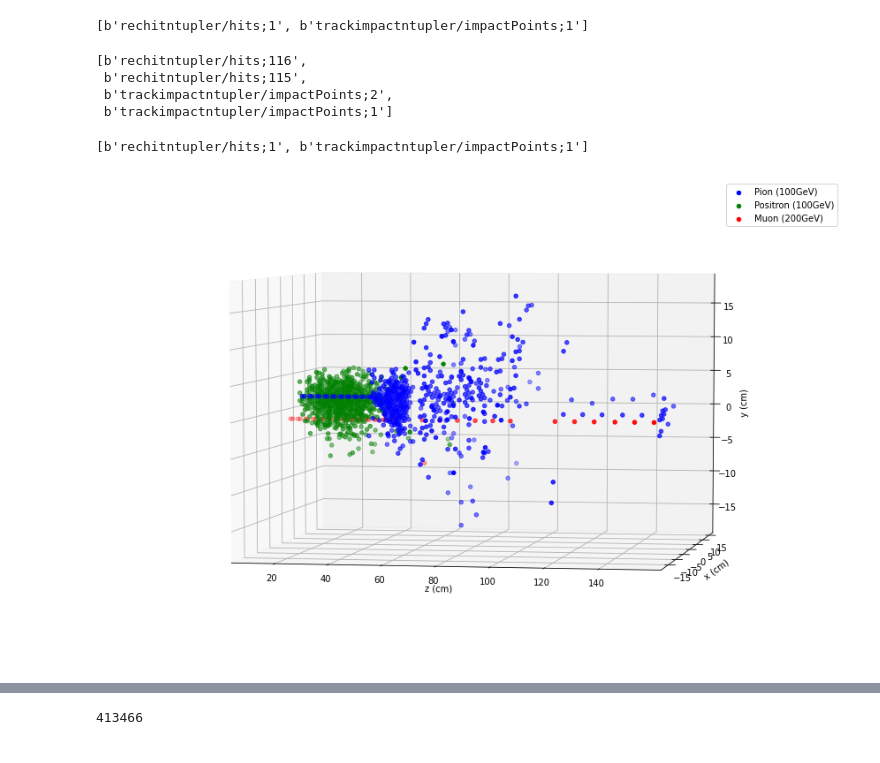
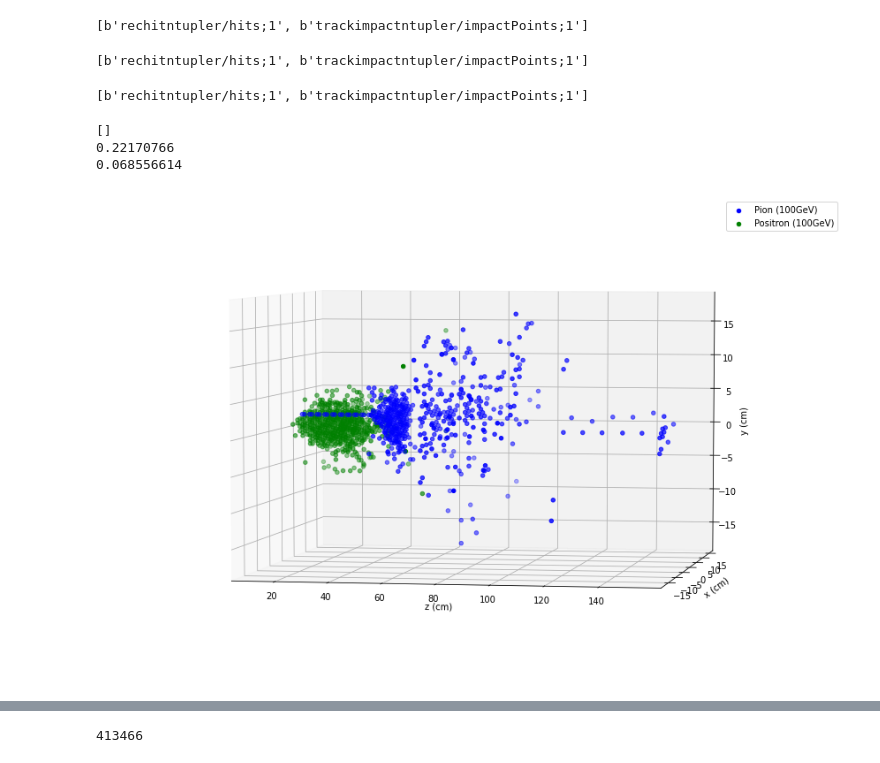
Before and after one commit to nitishkumarkv/HGCAL_DataAnalysis, a Jupyter notebook: Comparing_pion_positron_muon.ipynb, the cells around one changed output, grey strips where cells are left out. Drawn from its saved outputs; the diff is of its cells as text; code cells hidden in the pictures.

```diff
--- a/Comparing_pion_positron_muon.ipynb
+++ b/Comparing_pion_positron_muon.ipynb
@@ -13,13 +14,10 @@ pion_data.allkeys(filterclass=lambda cls: issubclass(cls, uproot.tree.TTreeMetho
 # %% [output]
 [b'rechitntupler/hits;1', b'trackimpactntupler/impactPoints;1']
 # %%
-positron_data = uproot.open("/home/nitish/Documents/Project_sep_2020/Data/Positron_100Gev/sim_positron_100GeV_FTFP_BERT_EMN.root")
+positron_data = uproot.open("/home/nitish/Documents/Project_sep_2020/Data/Positron_100Gev/ntuple_sim_config22_pdgID11_beamMomentum100_listFTFP_BERT_EMN_CMSSW10_6_withAHCAL_33m_BL.root")
 positron_data.allkeys(filterclass=lambda cls: issubclass(cls, uproot.tree.TTreeMethods))
 # %% [output]
-[b'rechitntupler/hits;116',
- b'rechitntupler/hits;115',
- b'trackimpactntupler/impactPoints;2',
- b'trackimpactntupler/impactPoints;1']
+[b'rechitntupler/hits;1', b'trackimpactntupler/impactPoints;1']
 # %%
 muon_data = uproot.open("/home/nitish/Documents/Project_sep_2020/Data/Muon_data/ntuple_sim_config22_pdgID13_beamMomentum200_listFTFP_BERT_EMM.root")
 muon_data.allkeys(filterclass=lambda cls: issubclass(cls, uproot.tree.TTreeMethods))
@@ -40,3 +38,11 @@ x_muon=muon_data["rechitntupler/hits"].pandas.df(["rechit_x*"],entrystart=547,en
 y_muon=muon_data["rechitntupler/hits"].pandas.df(["rechit_y*"],entrystart=547,entrystop=548, flatten=False).values[0,0]
 z_muon=muon_data["rechitntupler/hits"].pandas.df(["rechit_z*"],entrystart=547,entrystop=548, flatten=False).values[0,0]
 rechit_energy_muon=muon_data["rechitntupler/hits"].pandas.df(["rechit_energy"],entrystart=547,entrystop=548, flatten=False).values[0,0]
+# %%
+print(pion_data["rechitntupler/hits"].pandas.df(["rechit_energy"],entrystart=21989,entrystop=21990, flatten=False).values[0,0])
+print(pion_data["rechitntupler/hits"].pandas.df(["energyLostEE"],entrystart=21989,entrystop=21990, flatten=False).values[0,0])
+print(pion_data["rechitntupler/hits"].pandas.df(["energyLostFH"],entrystart=21989,entrystop=21990, flatten=False).values[0,0])
+# %% [output]
+[]
+0.22170766
+0.068556614
@@ -43,25 +51,25 @@ rechit_energy_muon=muon_data["rechitntupler/hits"].pandas.df(["rechit_energy"],e
 # %%
 fig = plt.figure(figsize = (15, 10))
 
 ax = plt.axes(projection ="3d")
 ax.view_init(elev=5,azim=-80)
 
 
 ax.scatter3D(z_pion, x_pion, y_pion, color = "blue",label="Pion (100GeV)")
 
 ax.scatter3D(z_positron, x_positron, y_positron, color = "green",label="Positron (100GeV)")
 
-ax.scatter3D(z_muon, x_muon, y_muon, color = "red",label="Muon (200GeV)")
+#ax.scatter3D(z_muon, x_muon, y_muon, color = "red",label="Muon (200GeV)")
 
 ax.set_xlabel('z (cm)')
 ax.set_ylabel('x (cm)')
 ax.set_zlabel('y (cm)')
 
 plt.title("")
 plt.legend()
 plt.show()
 # %% [output]
-[figure, old version]
+[figure, new version]
 # %%
 fig = plt.figure(figsize = (20, 15))
 
```
Also changed, not shown: parts of 193 cells of this notebook, 1 other file.
